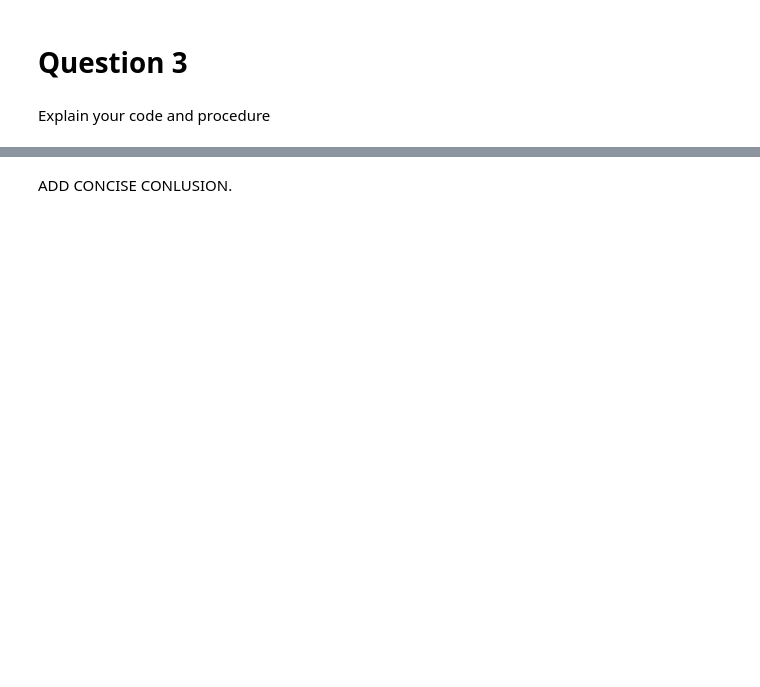
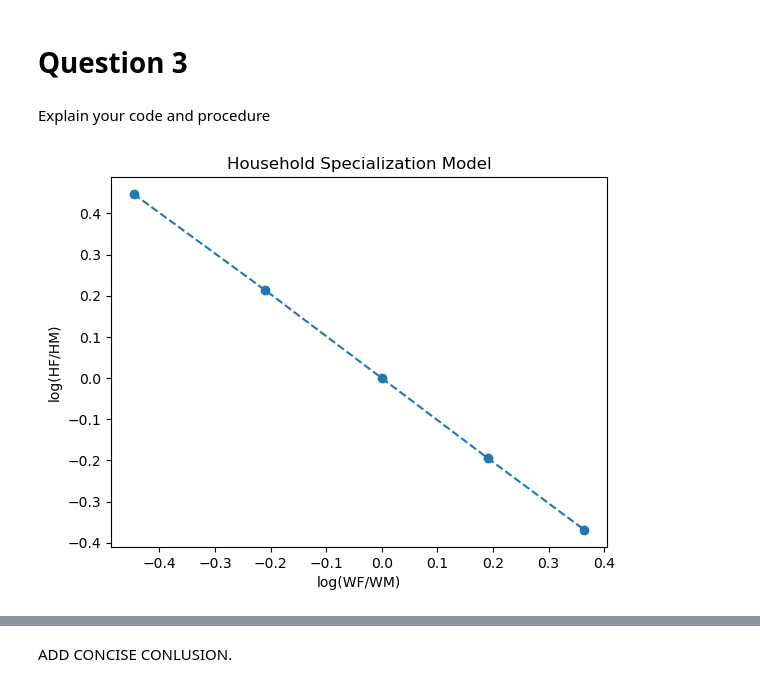
Before and after one commit to NumEconCopenhagen/projects-2023-icehot1, a Jupyter notebook: inauguralproject/inauguralproject.ipynb, the cells around one changed output, grey strips where cells are left out. Saved outputs shown, nothing was run; the diff lists cells and outputs as text; code cells hidden in the pictures; blank space fills up the shorter version.

```diff
--- a/inauguralproject/inauguralproject.ipynb
+++ b/inauguralproject/inauguralproject.ipynb
@@ -168,3 +198,50 @@ Explain your code and procedure
 # Question 3
 # %% [markdown]
 Explain your code and procedure
+# %%
+
+# Define the parameters
+model = inauguralproject.HouseholdSpecializationModelClass()
+
+alpha = 0.5
+sigma = 1.0
+
+wF_values = [0.8, 0.9, 1.0, 1.1, 1.2]
+
+# Solve the model for each value of wF
+HF_lis = []
+HM_lis = []
+WF_lis = []
+WM_lis = []
+
+for wF in wF_values:
+    model.par.wF = wF
+    model.par.wM = 1.0 / wF
+
+    run = model.solve_continuously()
+    HF_lis.append(run.HF)
+    HM_lis.append(run.HM)
+    WF_lis.append(wF)
+    WM_lis.append(1.0 / wF)
+
+# Convert the lists to numpy arrays
+HF_lis = np.array(HF_lis)
+HM_lis = np.array(HM_lis)
+WF_lis = np.array(WF_lis)
+WM_lis = np.array(WM_lis)
+
+# Compute the ratio HF_lis/HM_lis
+ratio_lis = HF_lis / HM_lis
+
+# Plot log(HF/HM) against log(WF/WM)
+plt.plot(np.log(WF_lis/WM_lis), np.log(ratio_lis), 'o--')
+
+# Set the labels and title
+plt.xlabel('log(WF/WM)')
+plt.ylabel('log(HF/HM)')
+plt.title('Household Specialization Model')
+
+# Show the plot
+plt.show()
+# %% [output]
+[figure, added]
```
Also changed, not shown: parts of 15 cells of this notebook, 1 other file.
